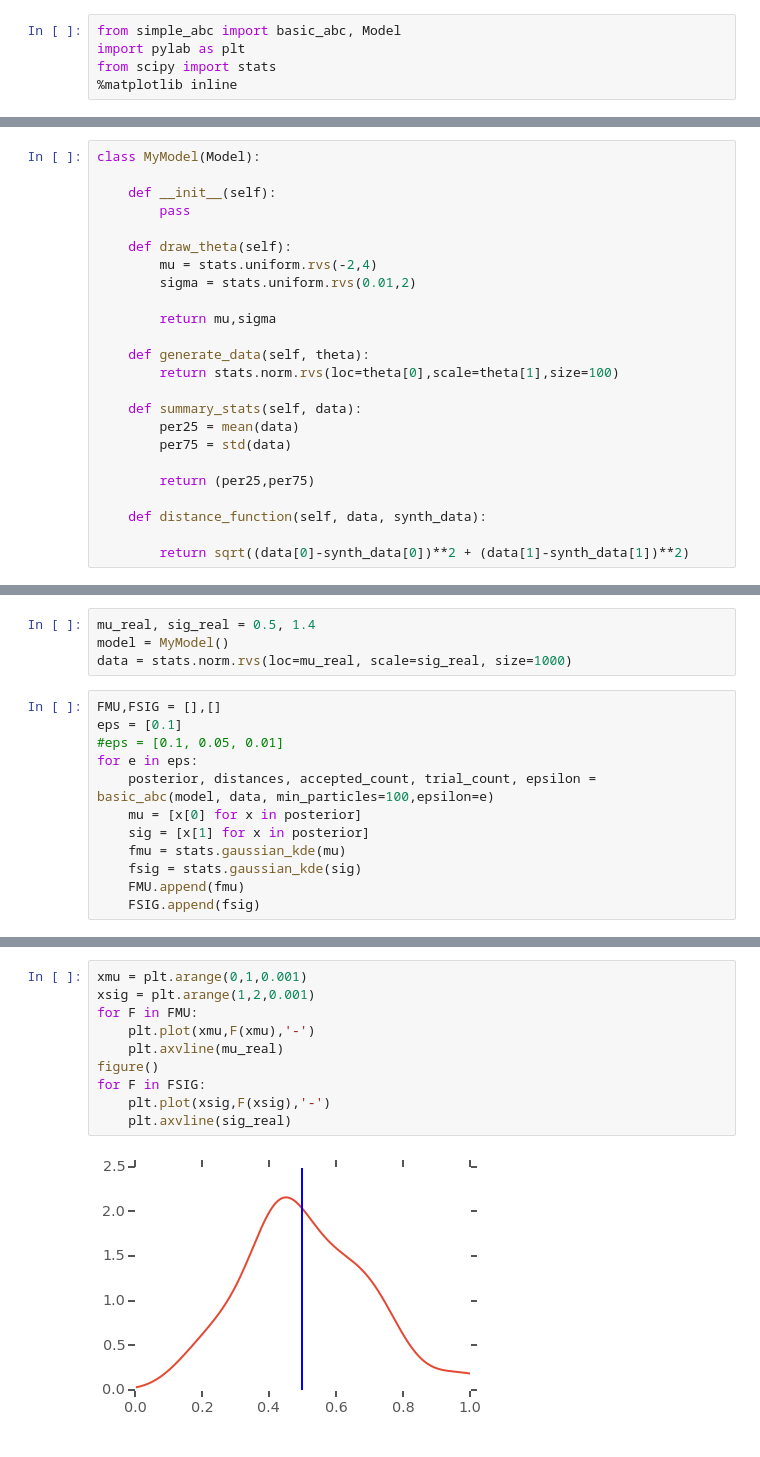
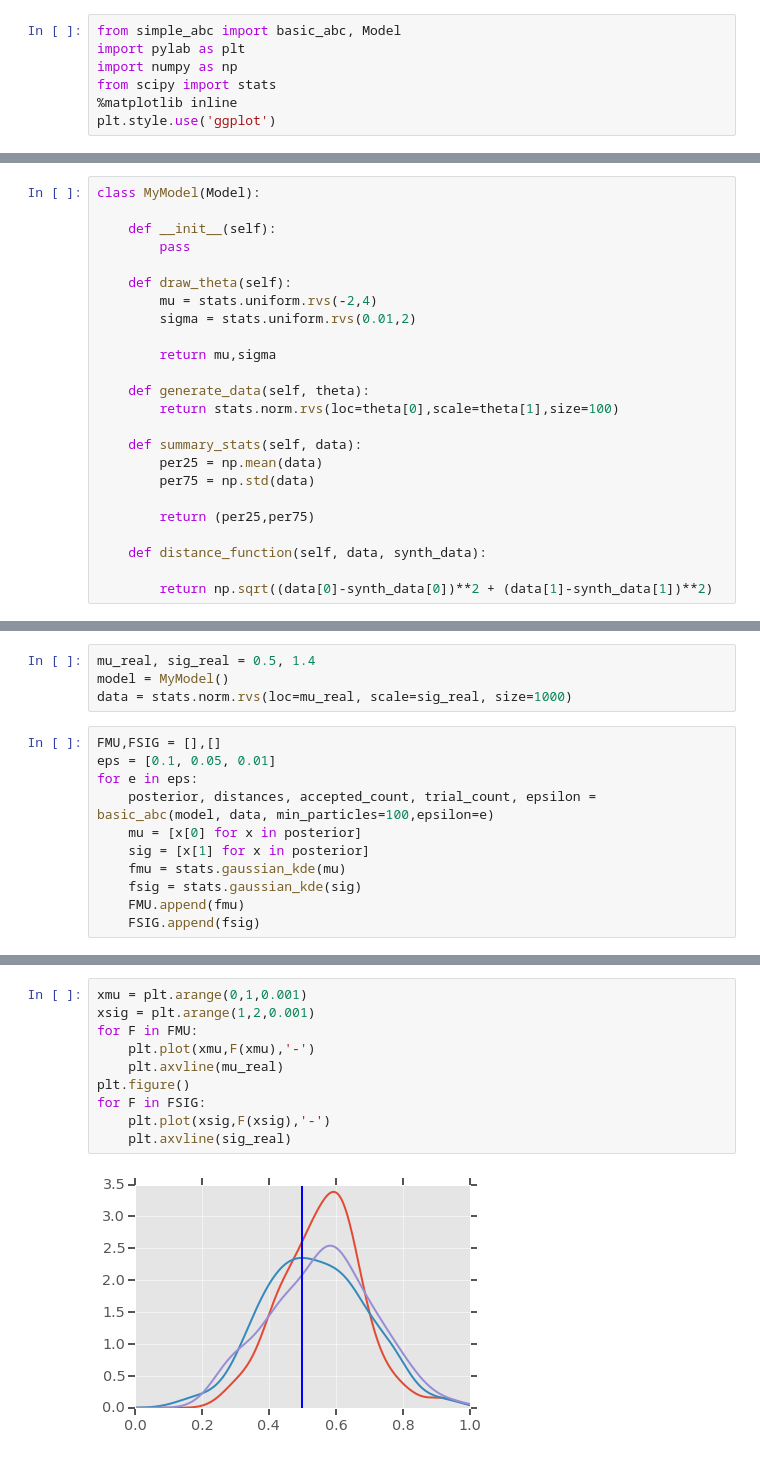
Before and after one commit to rcmorehead/simpleabc, a Jupyter notebook: normal_test.ipynb, the cells around one changed output, grey strips where cells are left out. Cells and saved outputs as stored; diff of their text form.

```diff
--- a/normal_test.ipynb
+++ b/normal_test.ipynb
@@ -1,5 +1,7 @@
 # %%
 from simple_abc import basic_abc, Model
 import pylab as plt
+import numpy as np
 from scipy import stats
 %matplotlib inline
+plt.style.use('ggplot')
@@ -21,11 +21,11 @@ class MyModel(Model):
         return stats.norm.rvs(loc=theta[0],scale=theta[1],size=100)
 
     def summary_stats(self, data):
-        per25 = mean(data)
-        per75 = std(data)
+        per25 = np.mean(data)
+        per75 = np.std(data)
 
         return (per25,per75)
 
     def distance_function(self, data, synth_data):
 
-        return sqrt((data[0]-synth_data[0])**2 + (data[1]-synth_data[1])**2)
+        return np.sqrt((data[0]-synth_data[0])**2 + (data[1]-synth_data[1])**2)
@@ -40,8 +35,7 @@ model = MyModel()
 data = stats.norm.rvs(loc=mu_real, scale=sig_real, size=1000)
 # %%
 FMU,FSIG = [],[]
-eps = [0.1]
-#eps = [0.1, 0.05, 0.01]
+eps = [0.1, 0.05, 0.01]
 for e in eps:
     posterior, distances, accepted_count, trial_count, epsilon = basic_abc(model, data, min_particles=100,epsilon=e)
     mu = [x[0] for x in posterior]
@@ -55,12 +47,12 @@ NameError: global name 'mean' is not defined
 # %%
 xmu = plt.arange(0,1,0.001)
 xsig = plt.arange(1,2,0.001)
 for F in FMU:
     plt.plot(xmu,F(xmu),'-')
     plt.axvline(mu_real)
-figure()
+plt.figure()
 for F in FSIG:
     plt.plot(xsig,F(xsig),'-')
     plt.axvline(sig_real)
 # %% [output]
-[figure, old version]
+[figure, new version]
```
Also changed, not shown: parts of 4 cells of this notebook.
